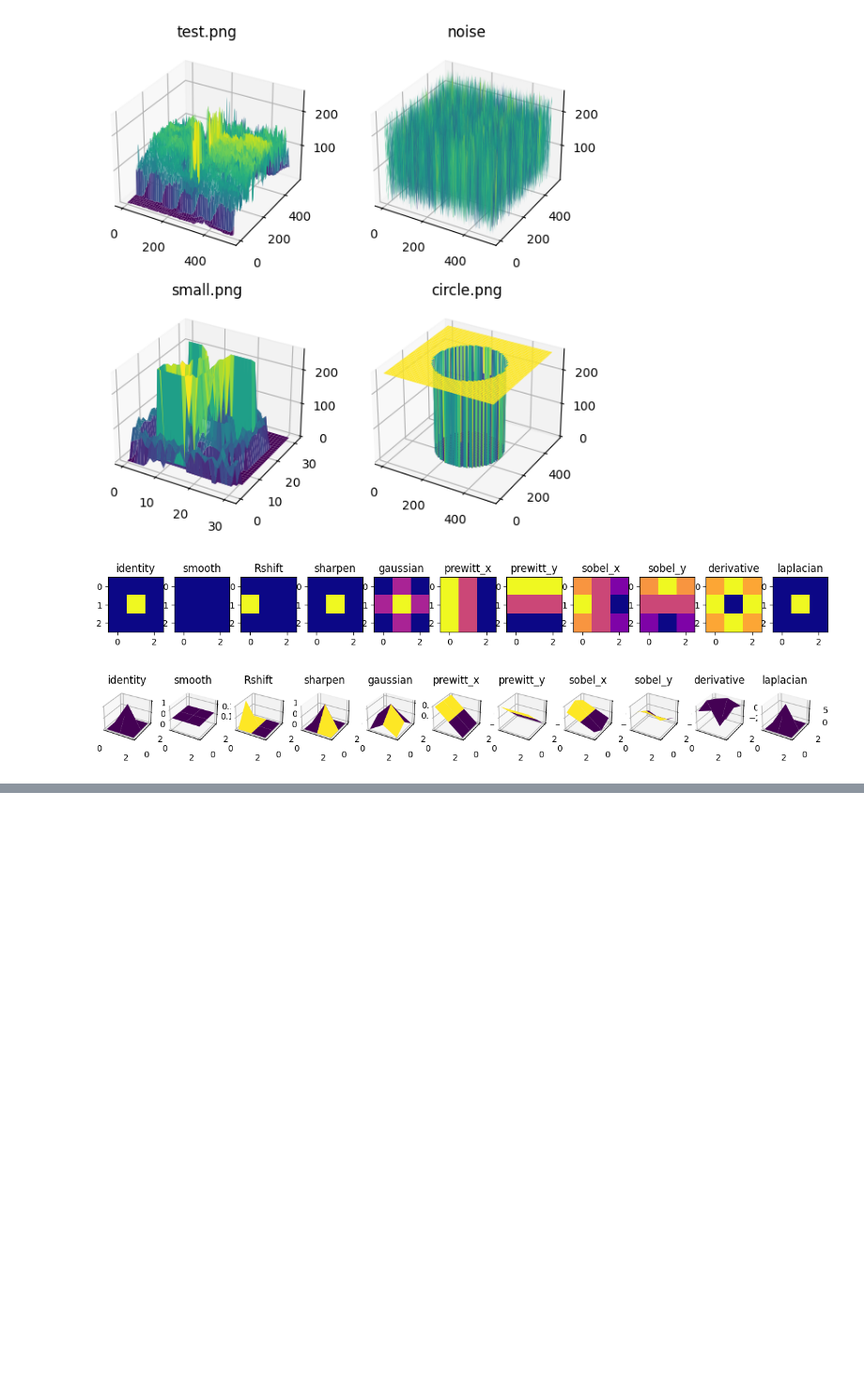
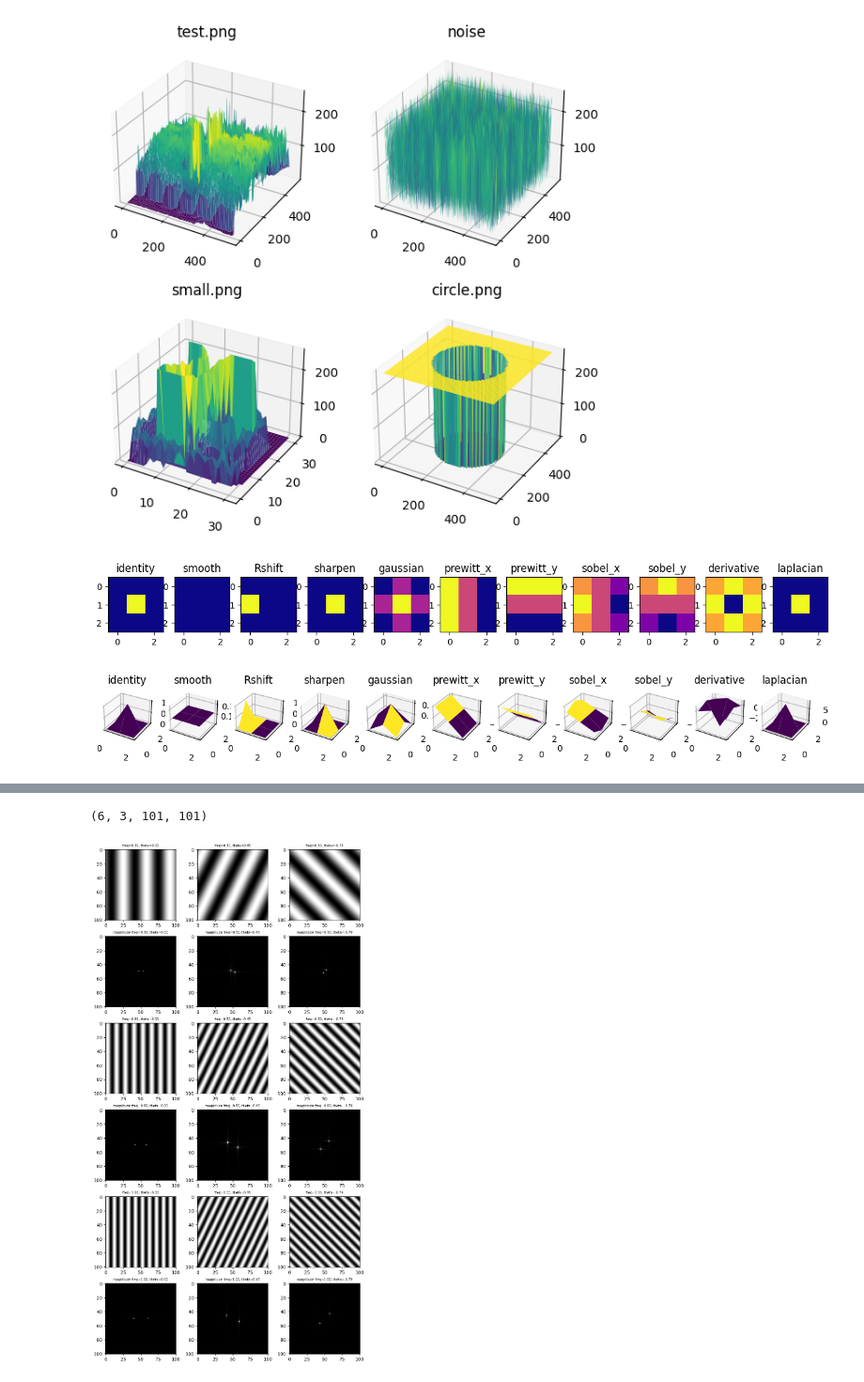
Before and after one commit to JuliuszSyrewicz/fourier, a Jupyter notebook: filters.ipynb, the cells around one changed output, grey strips where cells are left out. Shown at 94% size. Drawn from its saved outputs; the diff is of its cells as text; code cells hidden in the pictures; blank space fills up the shorter version.

Commit message:
Improved plot labels and spacing, some minor improvements for the plotting functions

```diff
--- a/filters.ipynb
+++ b/filters.ipynb
@@ -267,11 +269,11 @@ def getMagnitudeSpectrum(img, log=False):
         return np.log(abs(FT))
     return abs(FT)
 
-def plotImageGrid(grid, plot_size = 6, padding = 2, titles = False, fontsize = 7):
+def plotImageGrid(grid, plot_size = 10, padding = 0.3, titles = False, fontsize = 7, no_sub_images = 2):
     grid_x, grid_y = grid.shape[0], grid.shape[1]
     plot_size, padding = plot_size, padding
-    fig, axs = plt.subplots(grid_x, grid_y, figsize=(plot_size, 2*plot_size))
-    fig.tight_layout(pad = padding)
+    fig, axs = plt.subplots(grid_x, grid_y, figsize=(plot_size, no_sub_images*plot_size))
+    fig.subplots_adjust(wspace=padding)
     for i in range(grid_x):
         for j in range(grid_y):
             img = grid[i][j]
@@ -281,26 +283,27 @@ def plotImageGrid(grid, plot_size = 6, padding = 2, titles = False, fontsize = 7
 # %%
 frequencies = np.array([0.3, 0.8, 1])
 thetas = np.array([0, np.pi/7, -np.pi/4])
 density = 101
 # grid = np.zeros((len(frequencies), len(thetas), density, density))
 
-grid = [[0]*len(frequencies) for i in range(2 * len(thetas))]
-titles = [[0]*len(frequencies) for i in range(2 * len(thetas))]
+grid, titles = ([[0]*len(frequencies) for i in range(2 * len(thetas))] for j in range(2))
 # print(grid[0][0])
 for i in range(len(frequencies)):
     # grid[i].append([])
     for j in range(len(thetas)):
         img = getSinusoidalGrating(frequencies[i], theta=thetas[j], density=density)
         grid[2 * i][j] = img
         grid[2 * i + 1][j] = getMagnitudeSpectrum(img, log=False)
 
         titles[2 * i][j] = "freq={:.2f}, theta={:.2f}".format(frequencies[i], thetas[j])
         titles[2 * i + 1][j] = "magnitude freq={:.2f}, theta={:.2f}".format(frequencies[i], thetas[j])
             #
 # plotFourierGrid(grid, titles=True)
 grid = np.asarray(grid)
-print(grid.shape)
 plotImageGrid(grid, titles=titles)
+# %% [output]
+(6, 3, 101, 101)
+[figure, added]
 # %%
 # grid = np.zeros((len(frequencies), len(thetas), density, density))
 
```
Also changed, not shown: parts of 3 cells of this notebook.
